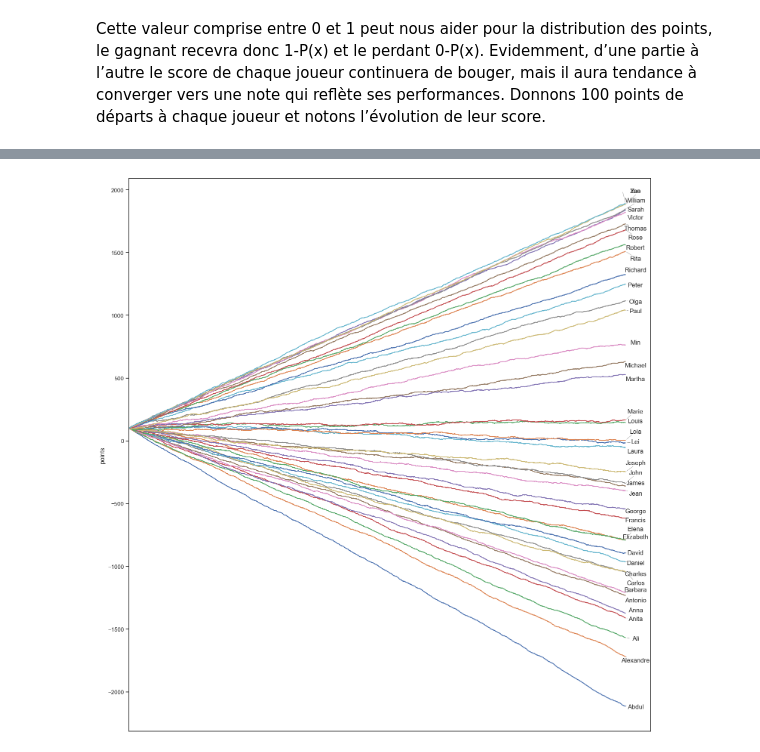
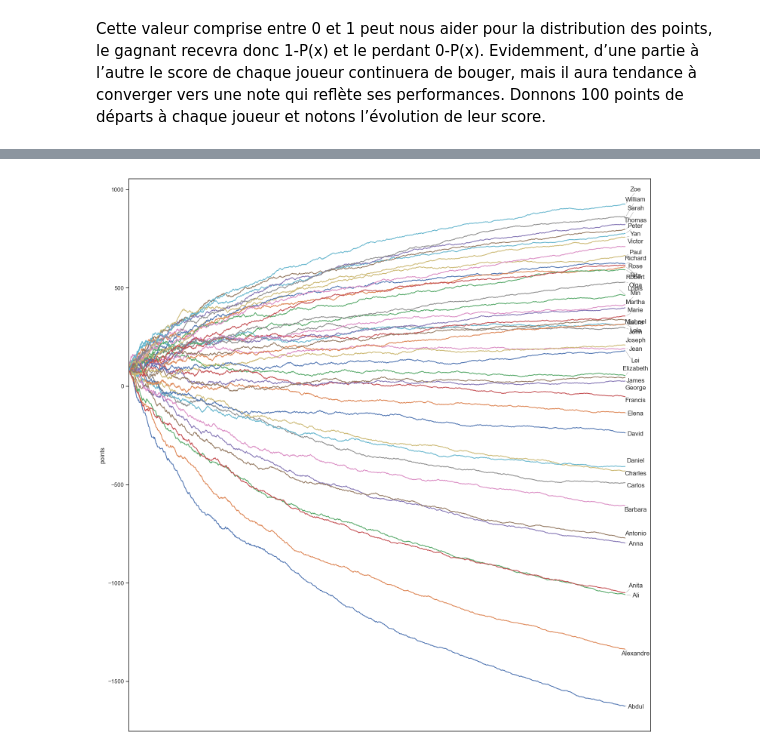
Before and after one commit to colinldt/Elo_rating_system, a Jupyter notebook: elo_rating_system.ipynb, the cells around one changed output, grey strips where cells are left out. Drawn from its saved outputs; the diff is of its cells as text; code cells hidden in the pictures.

Commit message:
chart_02_finish

```diff
--- a/elo_rating_system.ipynb
+++ b/elo_rating_system.ipynb
@@ -17,7 +17,7 @@ players = df['Name'].to_list()
 
 ratings = pd.Series(0.0, index=players)
 
-nb_rounds = 5000
+nb_rounds = 1000
 
 df_score_01 = pd.DataFrame(index=players, columns=[f'Round {i+1}' for i in range(nb_rounds)], dtype=float)
 
@@ -88,9 +88,9 @@ for player in df_score_01.index:
 adjust_text(texts, only_move={'points': 'y', 'texts': 'y'}, arrowprops=dict(arrowstyle='-', color='gray', lw=0.5))
 
 for t in texts:
-    t.set_x(x_label + 100)
+    t.set_x(x_label + 20)
 
-plt.xlim(-1, x_label + 250)
+plt.xlim(-1, x_label + 50)
 plt.tick_params(axis='x', which='both', bottom=False, top=False, labelbottom=False)
 plt.title('')
 plt.xlabel('')
@@ -116,33 +116,37 @@ P(x)=\frac{x}{\Bigl(x+y)}
 Cette valeur comprise entre 0 et 1 peut nous aider pour la distribution des points, le gagnant recevra donc 1-P(x) et le perdant 0-P(x). Evidemment, d’une partie à l’autre le score de chaque joueur continuera de bouger, mais il aura tendance à converger vers une note qui reflète ses performances. Donnons 100 points de départs à chaque joueur et notons l’évolution de leur score.
 # %%
 players = df['Name'].to_list()
-
 ratings = pd.Series(100.0, index=players)
 
-nb_rounds = 5000
+nb_rounds = 1000
 
 df_score_02 = pd.DataFrame(index=players, columns=[f'Round {i+1}' for i in range(nb_rounds)], dtype=float)
+
+
 
 for i in range(nb_rounds):
     np.random.shuffle(players)
     duel = [(players[j], players[j+1]) for j in range(0, len(players)-1,2)]
 
+    K = 16.0 / (1+i/100)
+
     for pA, pB in duel:
-        lvl_A = int(df[df['Name'] == pA].iloc[0]['Level'])
-        lvl_B = int(df[df['Name'] == pB].iloc[0]['Level'])
 
-        prob_pA_win = lvl_A / (lvl_A + lvl_B)
+        lvl_pA = df[df['Name'] == pA].iloc[0]['Level']
+        lvl_pB = df[df['Name'] == pB].iloc[0]['Level']
+
+        prob_pA_win = lvl_pA / (lvl_pA + lvl_pB)
 
         win_pA = np.random.choice([1, 0], p=[prob_pA_win, 1- prob_pA_win])
 
         if win_pA:
-            ratings[pA] += prob_pA_win
-            ratings[pB] -= prob_pA_win
+            ratings[pA] += K * (1 - prob_pA_win)
+            ratings[pB] += K * (0 - prob_pA_win)
         else:
-            ratings[pA] -= prob_pA_win
-            ratings[pB] += prob_pA_win
+            ratings[pB] += K * (1 - prob_pA_win)
+            ratings[pA] += K * (0 - prob_pA_win)
 
-    df_score_02[f'Round {i+1}'] = ratings
+    df_score_02[f'Round {i+1}'] = ratings.copy()
 
 df_score_02
 # %% [output]
@@ -176,33 +180,33 @@ texts=[]
 for player in df_score_02.index:
     scores = df_score_02.loc[player]
     plt.plot(df_score_02.columns, scores, label=player)
 
 
     text = plt.text(
         x=x_label,
         y=scores.iloc[-1],
         s=player,
         fontsize=12,
         va='center',
         ha='left'
     )
 
     texts.append(text)
 
 adjust_text(texts, only_move={'points': 'y', 'texts': 'y'}, arrowprops=dict(arrowstyle='-', color='gray', lw=0.5))
 
 for t in texts:
-    t.set_x(x_label+100)
+    t.set_x(x_label+20)
 
-plt.xlim(-1, x_label + 250)
+plt.xlim(-1, x_label + 50)
 plt.tick_params(axis='x', which='both', bottom=False, top=False, labelbottom=False)
 plt.title('')
 plt.xlabel('')
 plt.ylabel('points')
 plt.grid(False)
 plt.legend().remove()
 plt.tight_layout()
 
 plt.show()
 # %% [output]
-[figure, old version]
+[figure, new version]
```
Also changed, not shown: parts of 3 cells of this notebook.
